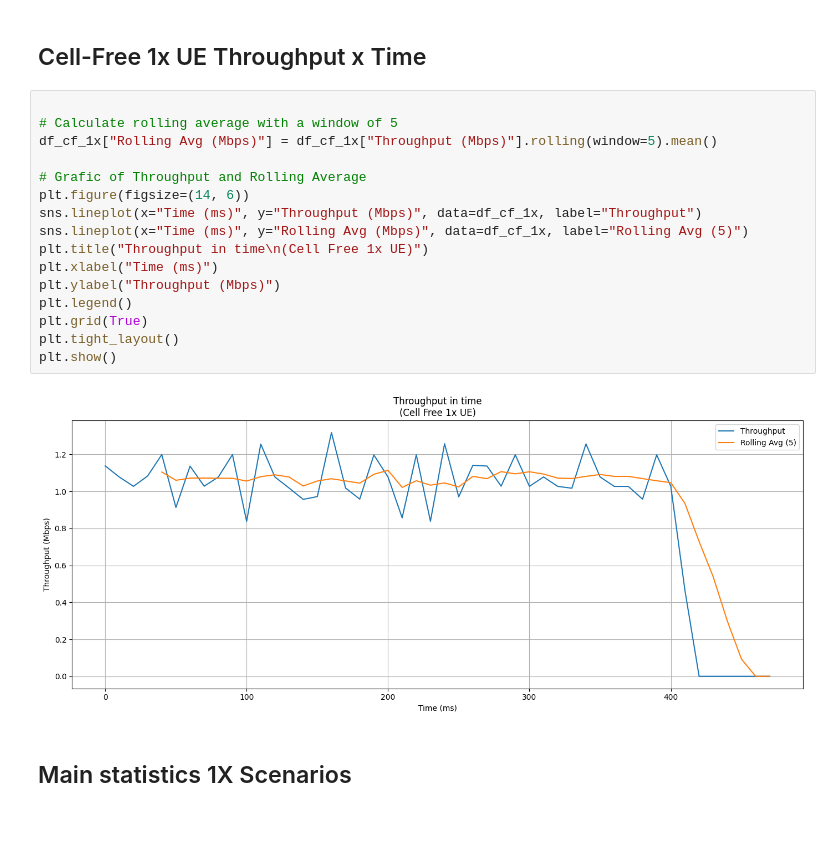
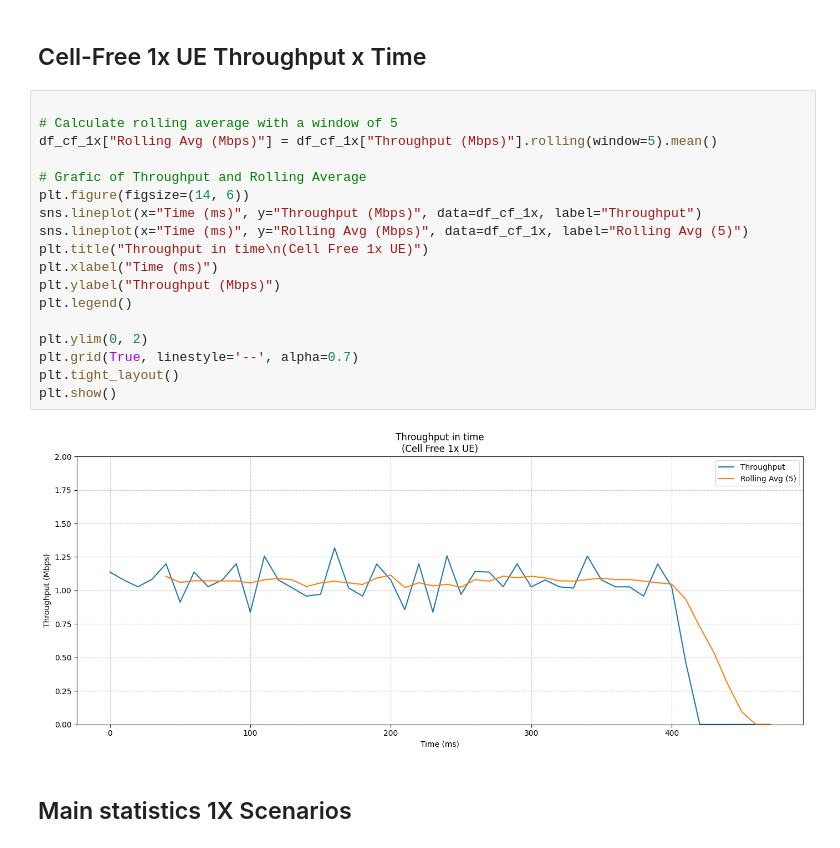
Before and after one commit to Surpr1se0/OAI-tests, a Jupyter notebook: scripts/1-ue-cb.ipynb, the cells around one changed output. Saved outputs shown, nothing was run; the diff lists cells and outputs as text.

Commit message:
plotting from 0, same scale and fixed aspect ratio

```diff
--- a/scripts/1-ue-cb.ipynb
+++ b/scripts/1-ue-cb.ipynb
@@ -64,21 +66,23 @@ plt.show()
 # %%
 
 # Calculate rolling average with a window of 5
 df_cf_1x["Rolling Avg (Mbps)"] = df_cf_1x["Throughput (Mbps)"].rolling(window=5).mean()
 
 # Grafic of Throughput and Rolling Average
 plt.figure(figsize=(14, 6))
 sns.lineplot(x="Time (ms)", y="Throughput (Mbps)", data=df_cf_1x, label="Throughput")
 sns.lineplot(x="Time (ms)", y="Rolling Avg (Mbps)", data=df_cf_1x, label="Rolling Avg (5)")
 plt.title("Throughput in time\n(Cell Free 1x UE)")
 plt.xlabel("Time (ms)")
 plt.ylabel("Throughput (Mbps)")
 plt.legend()
-plt.grid(True)
+
+plt.ylim(0, 2)
+plt.grid(True, linestyle='--', alpha=0.7)
 plt.tight_layout()
 plt.show()
 # %% [output]
-[figure, old version]
+[figure, new version]
 # %% [markdown]
 ## Main statistics 1X Scenarios
 # %% [markdown]
```
Also changed, not shown: parts of 1 cell of this notebook.
